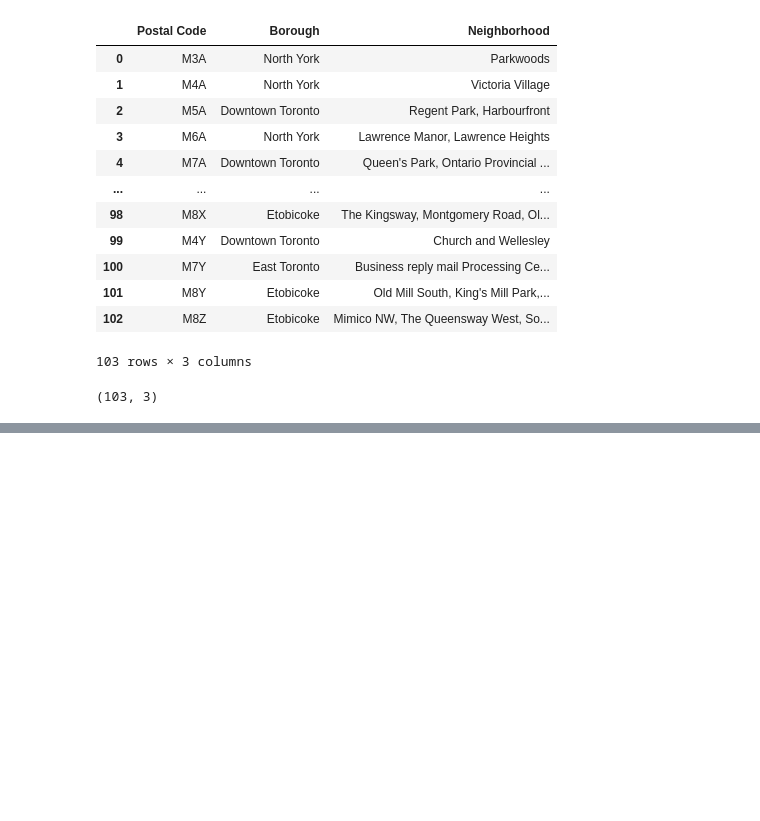
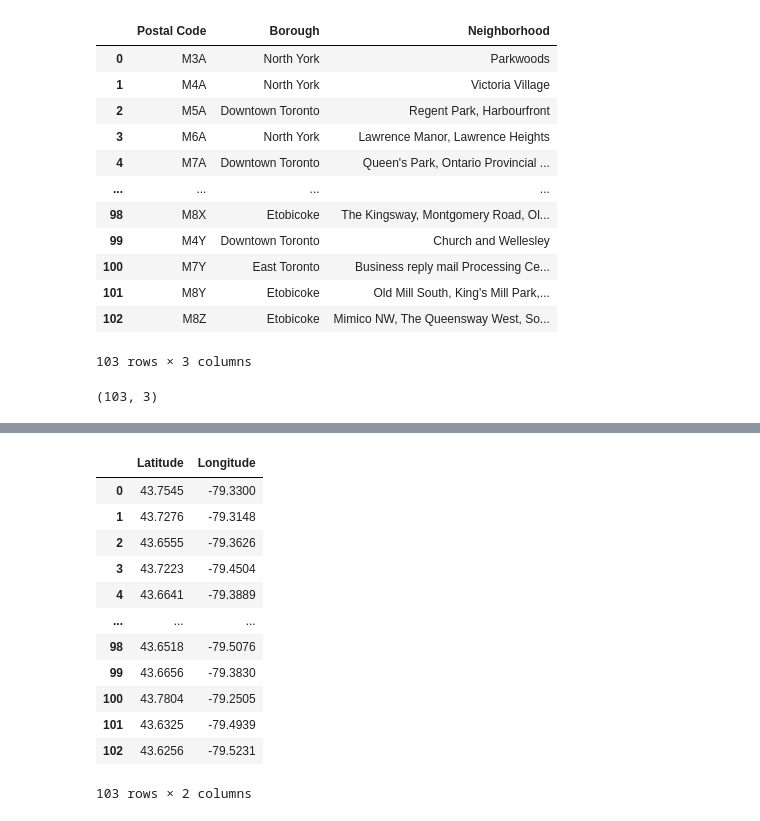
Before and after one commit to ttrankle/Coursera_Capstone, a Jupyter notebook: Wrangling_Cleaning_Data.ipynb, the cells around one changed output, grey strips where cells are left out. Drawn from its saved outputs; the diff is of its cells as text; code cells hidden in the pictures; blank space fills up the shorter version.

```diff
--- a/Wrangling_Cleaning_Data.ipynb
+++ b/Wrangling_Cleaning_Data.ipynb
@@ -160,0 +216,16 @@ df.shape
+# %%
+df_lat_long
+# %% [output]
+|  | Latitude | Longitude |
+| 0 | 43.7545 | -79.3300 |
+| 1 | 43.7276 | -79.3148 |
+| 2 | 43.6555 | -79.3626 |
+| 3 | 43.7223 | -79.4504 |
+| 4 | 43.6641 | -79.3889 |
+| ... | ... | ... |
+| 98 | 43.6518 | -79.5076 |
+| 99 | 43.6656 | -79.3830 |
+| 100 | 43.7804 | -79.2505 |
+| 101 | 43.6325 | -79.4939 |
+| 102 | 43.6256 | -79.5231 |
+103 rows × 2 columns
```
Also changed, not shown: parts of 12 cells of this notebook.
